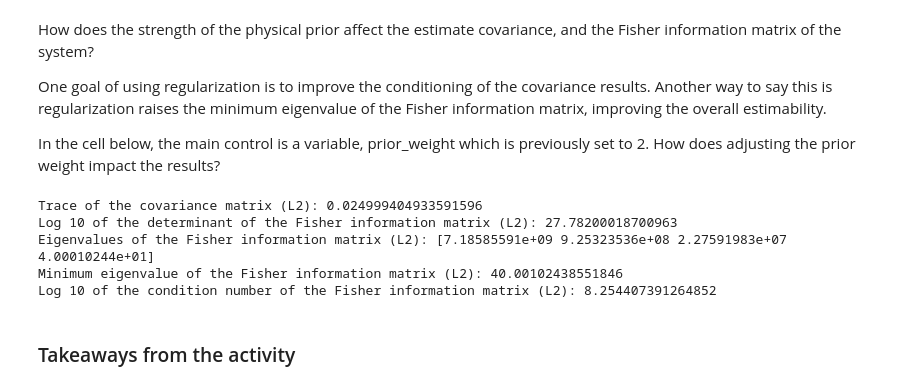
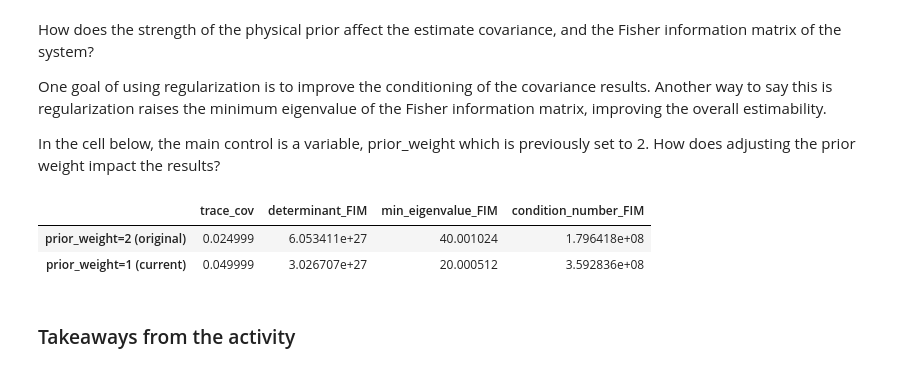
Before and after one commit to slilonfe5/pyomo-doe, a Jupyter notebook: notebooks/parmest_regularization.ipynb, the cells around one changed output. Saved outputs shown, nothing was run; the diff lists cells and outputs as text; code cells hidden in the pictures.

```diff
--- a/notebooks/parmest_regularization.ipynb
+++ b/notebooks/parmest_regularization.ipynb
@@ -464,42 +455,56 @@ prior_FIM_activity = prior_weight * prior_FIM_phys
+# %%
+# Redefine the prior_FIM_phys with a scaling factor to demonstrate tuning regularization strength
+prior_FIM_phys= pd.DataFrame(
+    np.linalg.inv(cov_x.values),
+    index=cov_x.index,
+    columns=cov_x.columns,
+)
+
+# Helper to compute metrics from a covariance matrix (accepts pandas DataFrame or ndarray)
+def cov_metrics(cov):
+    cov_arr = cov.values if hasattr(cov, "values") else np.asarray(cov)
+    FIM = np.linalg.inv(cov_arr)
+    eigs = np.linalg.eigvals(FIM)
+    return {
+        "trace_cov": np.trace(cov_arr),
+        "determinant_FIM": np.linalg.det(FIM),
+        "min_eigenvalue_FIM": np.min(eigs).real,
+        "condition_number_FIM": np.linalg.cond(FIM),
+    }
+
+# Ensure original covariance exists (from prior_weight=2 run)
+cov_orig = cov_regL2_phys
+
+metrics_orig = cov_metrics(cov_orig)
 # %%
+# Choose a new prior weight to demonstrate the effect of tuning regularization strength
+prior_weight = 1
+prior_FIM_activity = prior_weight * prior_FIM_phys
+
 # Calculate the parameter estimates with the new scaled prior_FIM_phys to demonstrate tuning regularization strength
 pest_activity = parmest.Estimator([TC_Lab_sine_exp, ], obj_function='SSE_weighted',
                                   solver_options=solver_options, regularization='L2',
                                   prior_FIM=prior_FIM_activity, theta_ref=theta0_phys)
 obj_activity, theta_activity = pest_activity.theta_est()
 
 # Calculate covariance of parameter estimates for regularized estimation with physical prior
 cov_activity = pest_activity.cov_est()
+metrics_current = cov_metrics(cov_activity)
+
+# Assemble comparison table
+orig_col = "prior_weight=2 (original)"
+cur_col = f"prior_weight={prior_weight} (current)"
+comparison = pd.DataFrame(
+    {orig_col: metrics_orig, cur_col: metrics_current}
+)
+
+# display the table
+comparison = comparison.T
+comparison.round(6)
+# %% [output]
+|  | trace_cov | determinant_FIM | min_eigenvalue_FIM | condition_number_FIM |
+| prior_weight=2 (original) | 0.024999 | 6.053411e+27 | 40.001024 | 1.796418e+08 |
+| prior_weight=1 (current) | 0.049999 | 3.026707e+27 | 20.000512 | 3.592836e+08 |
-# %%
-# Calculate and print properties of the covariance matrix, and Fisher information matrix.
-FIM_activity = np.linalg.inv(cov_activity)
-
-# Trace of the covariance matrix
-trace_cov = np.trace(cov_activity)
-print("Trace of the covariance matrix (L2):", trace_cov)
-
-# Determinant of the Fisher information matrix
-determinant_FIM = np.linalg.det(FIM_activity)
-print("Log 10 of the determinant of the Fisher information matrix (L2):", np.log10(determinant_FIM))
-
-
-# Fisher information matrix eigenvalues
-eigenvalues_FIM = np.linalg.eigvals(FIM_activity)
-print("Eigenvalues of the Fisher information matrix (L2):", eigenvalues_FIM)
-
-# Minimum eigenvalue of the Fisher information matrix
-min_eigenvalue_FIM = np.min(eigenvalues_FIM)
-print("Minimum eigenvalue of the Fisher information matrix (L2):", min_eigenvalue_FIM)
-
-# Condition number of the Fisher information matrix
-condition_number_FIM = np.linalg.cond(FIM_activity)
-print("Log 10 of the condition number of the Fisher information matrix (L2):", np.log10(condition_number_FIM))
-# %% [output]
-Trace of the covariance matrix (L2): 0.024999404933591596
-Log 10 of the determinant of the Fisher information matrix (L2): 27.78200018700963
-Eigenvalues of the Fisher information matrix (L2): [7.18585591e+09 9.25323536e+08 2.27591983e+07 4.00010244e+01]
-Minimum eigenvalue of the Fisher information matrix (L2): 40.00102438551846
-Log 10 of the condition number of the Fisher information matrix (L2): 8.254407391264852
 # %% [markdown]
 ### Takeaways from the activity
 # %% [markdown]
```
Also changed, not shown: parts of 6 cells of this notebook, 2 other files.
